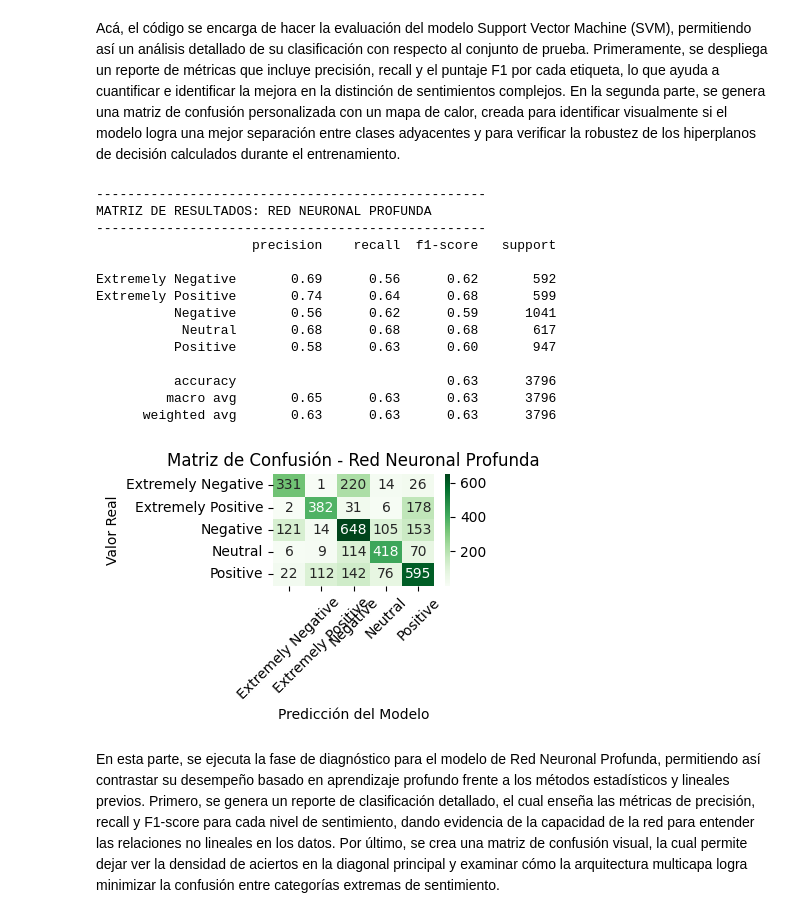
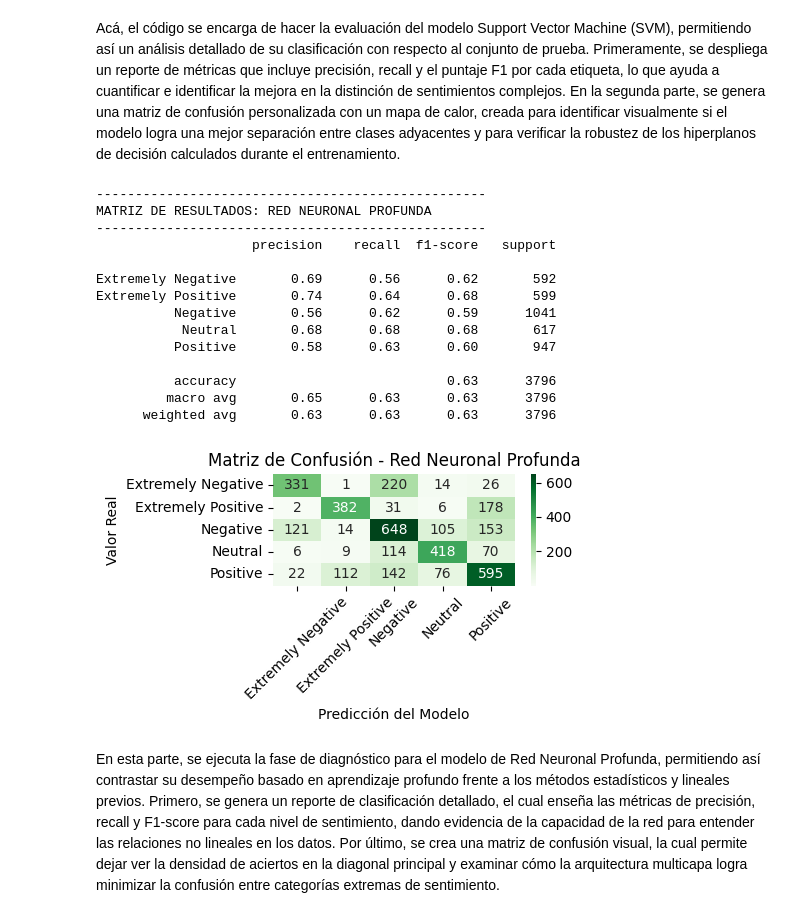
Before and after one commit to Javier19-cmd/ProyectoFinalTextAnalytics, a Jupyter notebook: ProyectoFinal.ipynb, the cells around one changed output. Cells and saved outputs as stored; diff of their text form; code cells hidden in the pictures.

```diff
--- a/ProyectoFinal.ipynb
+++ b/ProyectoFinal.ipynb
@@ -673,35 +673,35 @@ print("-" * 50)
 print("MATRIZ DE RESULTADOS: RED NEURONAL PROFUNDA")
 print("-" * 50)
 print(classification_report(y_test, dl_pred_test, target_names=label_encoder.classes_))
 
 # 2. Matriz de Confusión Visual
 cm_dl = confusion_matrix(y_test, dl_pred_test)
-plt.figure(figsize=(4, 3))
+plt.figure(figsize=(5, 3))
 # Usamos el mapa de color 'Greens' para el modelo de Deep Learning
 sns.heatmap(cm_dl, annot=True, fmt='d', cmap='Greens',
             xticklabels=label_encoder.classes_, yticklabels=label_encoder.classes_)
 plt.title('Matriz de Confusión - Red Neuronal Profunda')
 plt.xlabel('Predicción del Modelo')
 plt.ylabel('Valor Real')
 plt.xticks(rotation=45)
 plt.tight_layout()
 plt.show()
 # %% [output]
 --------------------------------------------------
 MATRIZ DE RESULTADOS: RED NEURONAL PROFUNDA
 --------------------------------------------------
                     precision    recall  f1-score   support
 
 Extremely Negative       0.69      0.56      0.62       592
 Extremely Positive       0.74      0.64      0.68       599
           Negative       0.56      0.62      0.59      1041
            Neutral       0.68      0.68      0.68       617
           Positive       0.58      0.63      0.60       947
 
           accuracy                           0.63      3796
          macro avg       0.65      0.63      0.63      3796
       weighted avg       0.63      0.63      0.63      3796
-[figure, old version]
+[figure, new version]
 # %% [markdown]
 En esta parte, se ejecuta la fase de diagnóstico para el modelo de Red Neuronal Profunda, permitiendo así contrastar su desempeño basado en aprendizaje profundo frente a los métodos estadísticos y lineales previos. Primero, se genera un reporte de clasificación detallado, el cual enseña las métricas de precisión, recall y F1-score para cada nivel de sentimiento, dando evidencia de la capacidad de la red para entender las relaciones no lineales en los datos. Por último, se crea una matriz de confusión visual, la cual permite dejar ver la densidad de aciertos en la diagonal principal y examinar cómo la arquitectura multicapa logra minimizar la confusión entre categorías extremas de sentimiento.
 # %% [markdown]
```
Also changed, not shown: 1 other file.
